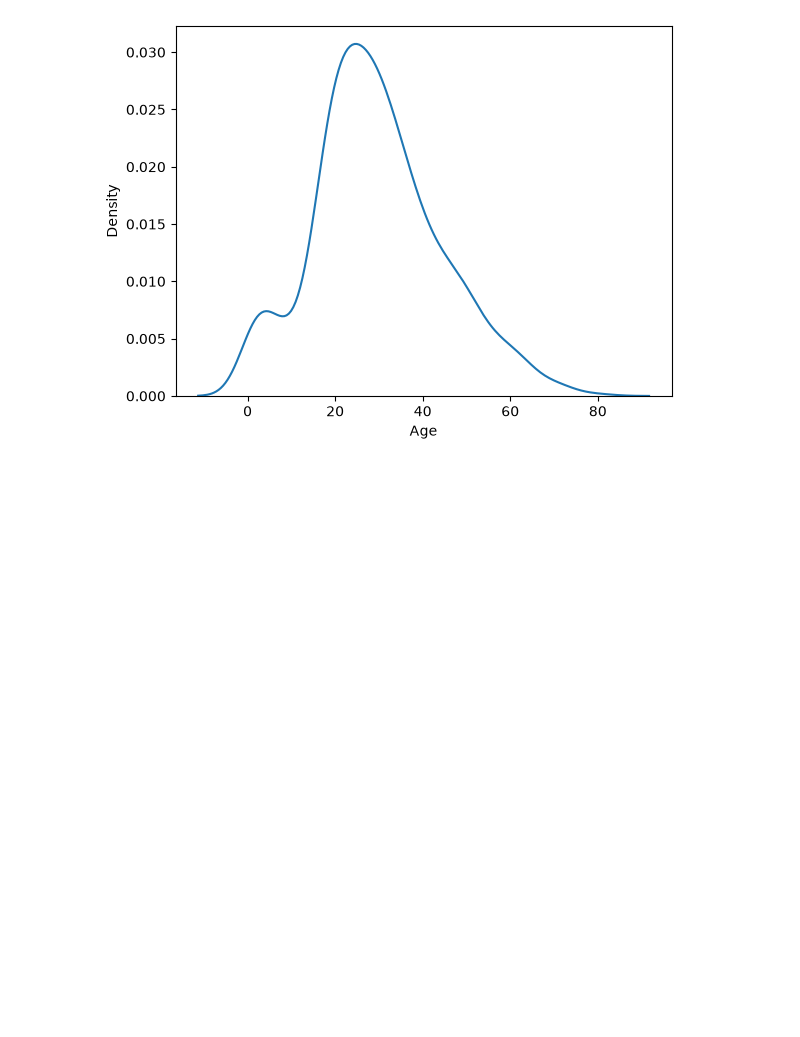
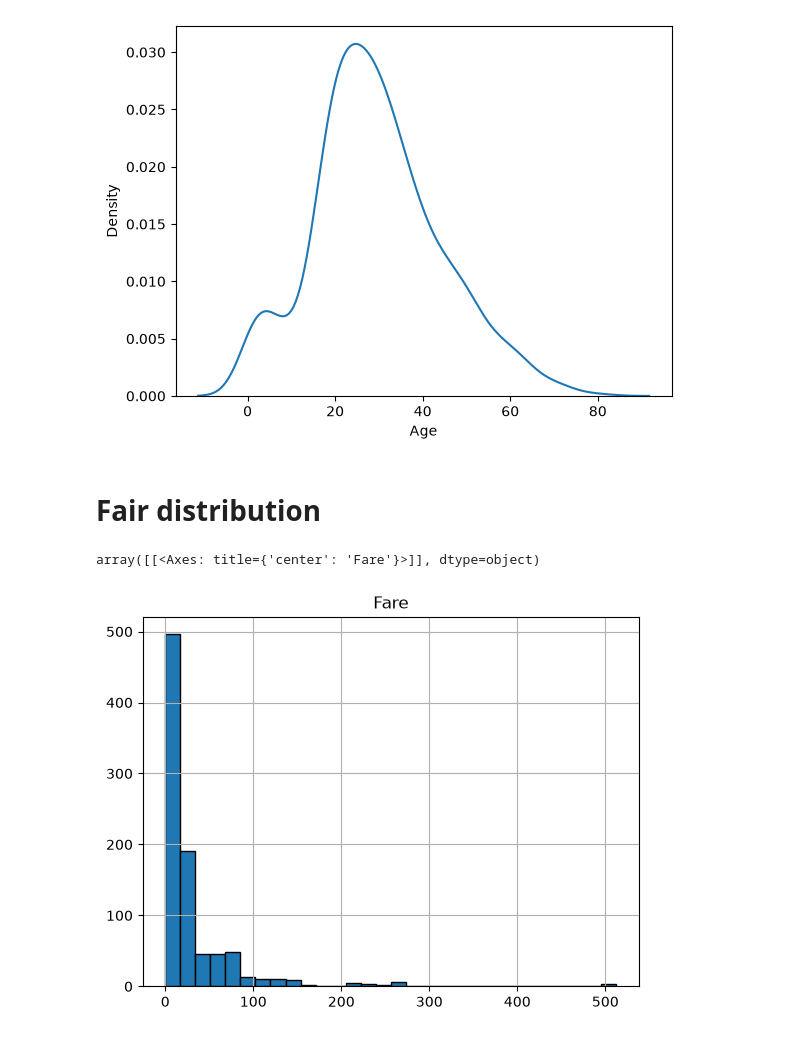
Before and after one commit to shy942/ML-exploration, a Jupyter notebook: notebooks/01_EDA.ipynb, the cells around one changed output. Drawn from its saved outputs; the diff is of its cells as text; code cells hidden in the pictures; blank space fills up the shorter version.

```diff
--- a/notebooks/01_EDA.ipynb
+++ b/notebooks/01_EDA.ipynb
@@ -122,3 +122,10 @@ sns.kdeplot(x='Age', data=df)
 # %% [output]
 <Axes: xlabel='Age', ylabel='Density'>
 [figure]
+# %% [markdown]
+# Fair distribution
+# %%
+df.hist(column='Fare', bins=30, edgecolor='black')
+# %% [output]
+array([[<Axes: title={'center': 'Fare'}>]], dtype=object)
+[figure, added]
```
Also changed, not shown: parts of 12 cells of this notebook.
